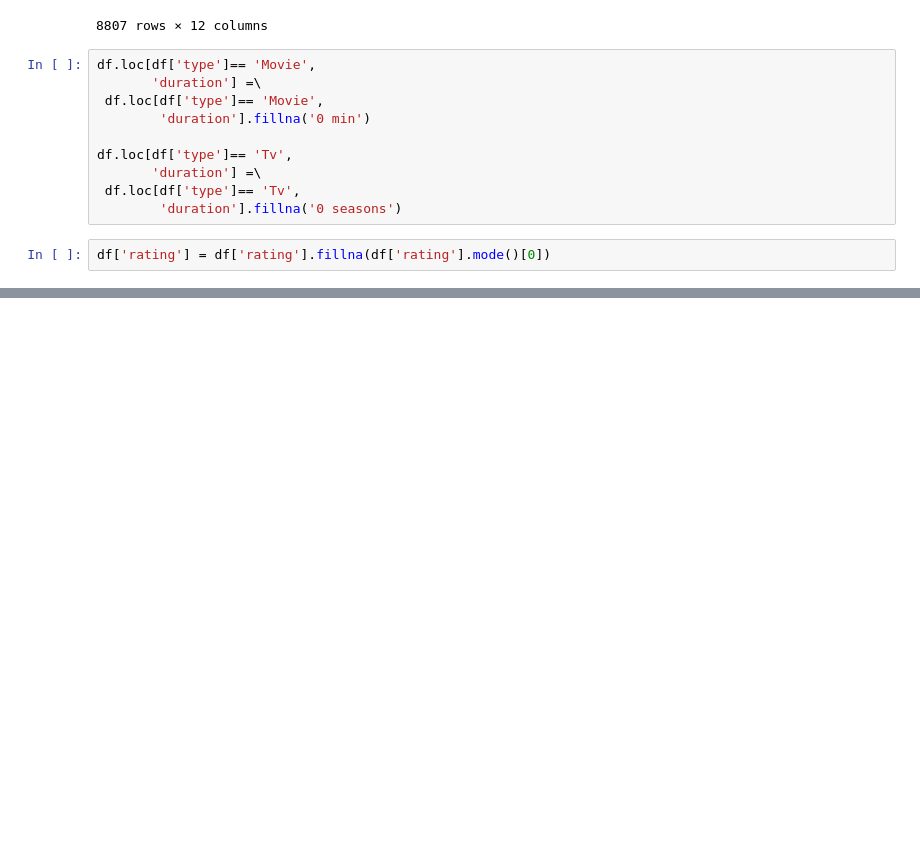
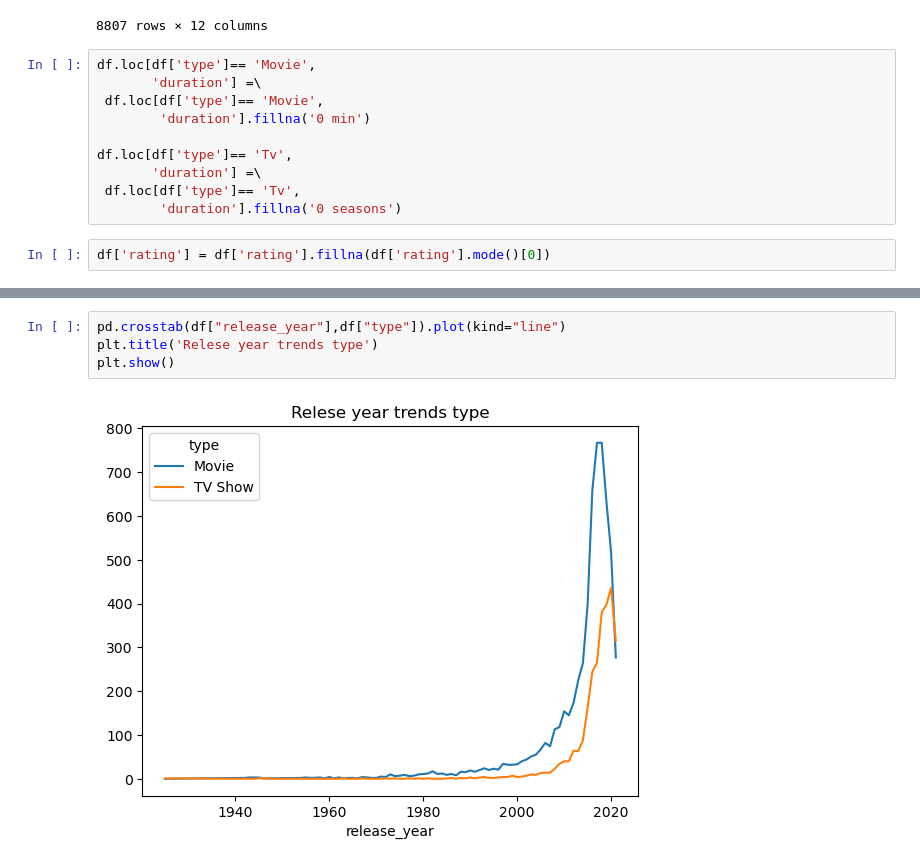
Before and after one commit to adityayadav73/Data-Analytics-Project, a Jupyter notebook: netflix_titles.ipynb, the cells around one changed output, grey strips where cells are left out. Cells and saved outputs as stored; diff of their text form; blank space fills up the shorter version.

```diff
--- a/netflix_titles.ipynb
+++ b/netflix_titles.ipynb
@@ -185,0 +244,6 @@ df['rating'] = df['rating'].fillna(df['rating'].mode()[0])
+# %%
+pd.crosstab(df["release_year"],df["type"]).plot(kind="line")
+plt.title('Relese year trends type')
+plt.show()
+# %% [output]
+[figure, added]
```
Also changed, not shown: parts of 14 cells of this notebook.
